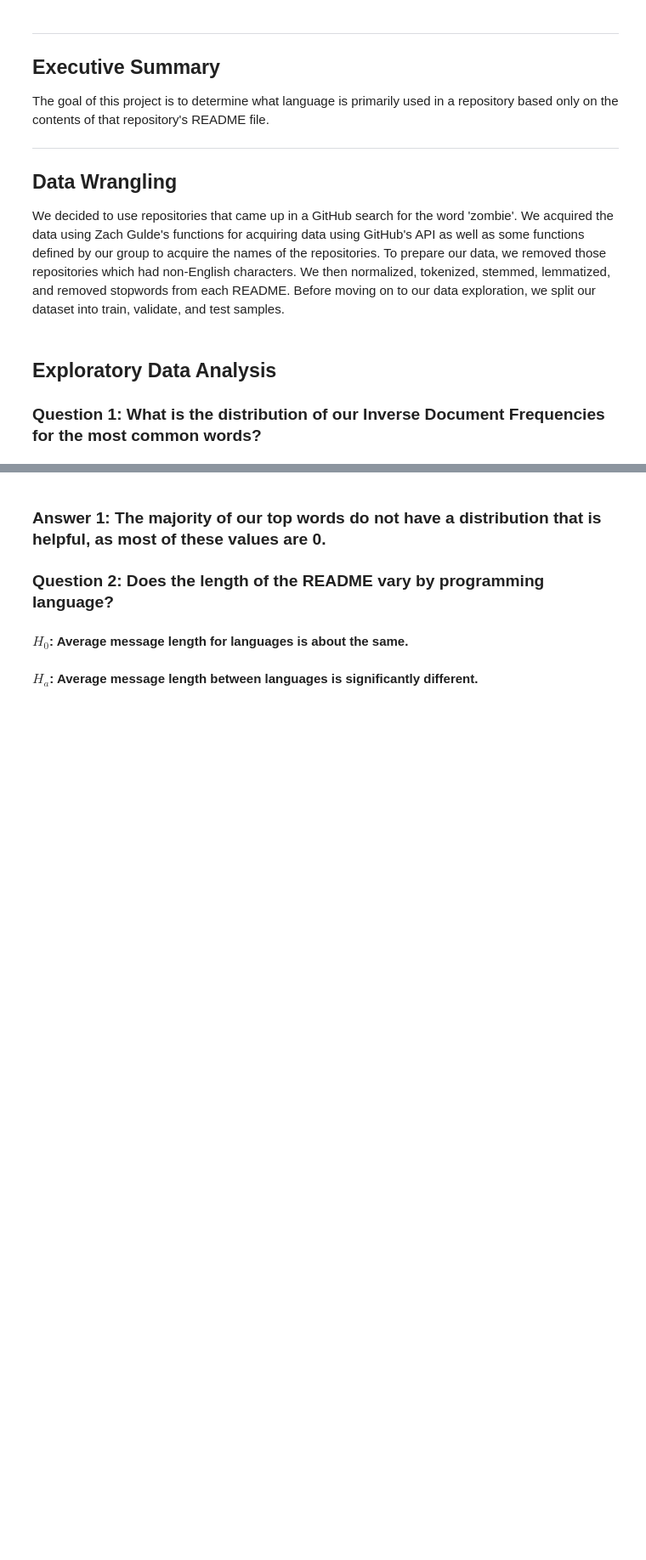
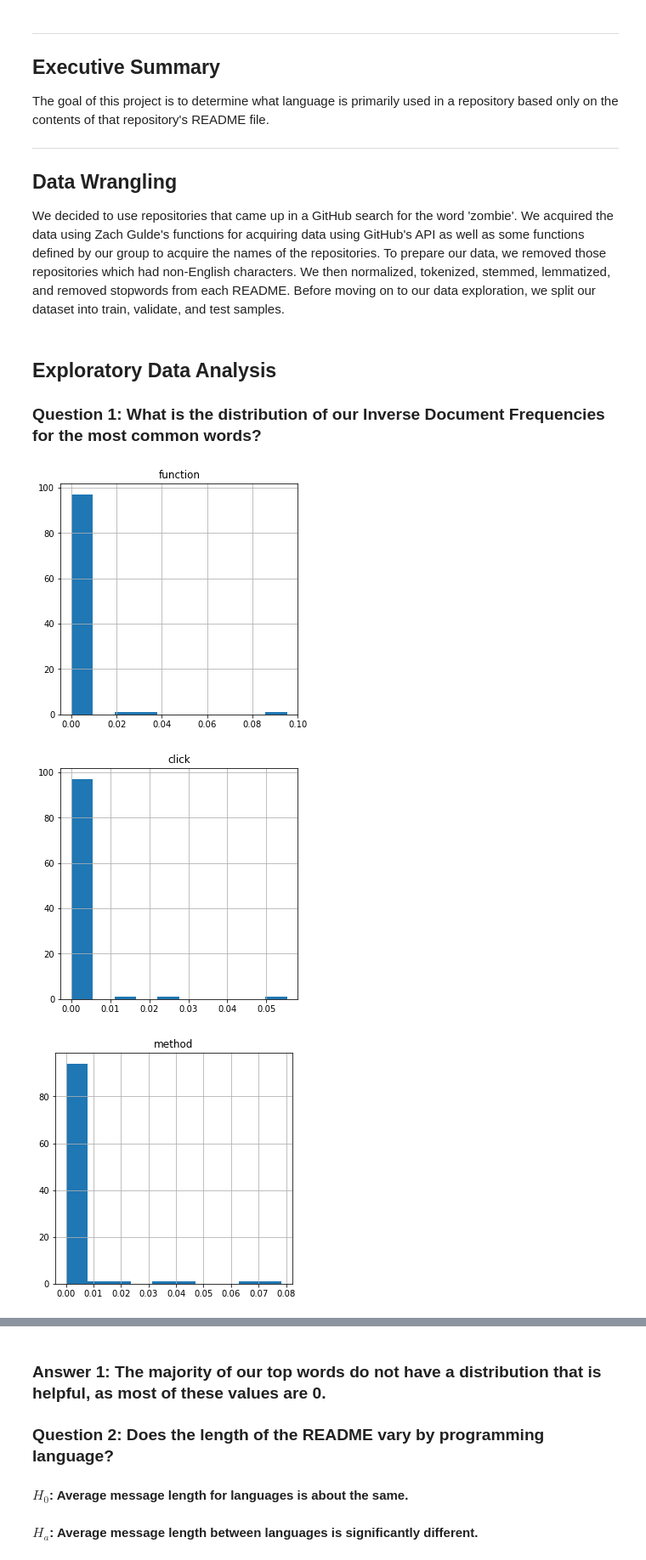
Before and after one commit to NLP-Dream-Team/nlp-project, a Jupyter notebook: Report.ipynb, the cells around one changed output, grey strips where cells are left out. Shown: that part at 85% size. Saved outputs shown, nothing was run; the diff lists cells and outputs as text; code cells hidden in the pictures; blank space fills up the shorter version.

```diff
--- a/Report.ipynb
+++ b/Report.ipynb
@@ -26,6 +31,29 @@ from wordcloud import WordCloud
+# %%
+# retrieve dataframe from acquire
+df = get_df()
+
+# prepare df
+df = prep_repo_data(df)
+
+# split data
+train, validate, test = split_data(df)
+
+# add exploration columns
+df, train, validate, test = explore.explore(df,train,validate,test)
 # %% [markdown]
 ## Exploratory Data Analysis
 
 ### Question 1: What is the distribution of our Inverse Document Frequencies for the most common words?
 # %%
-# insert frequency visualizations from Josh's notebook
+dist = explore.get_idf_dist(train)
+
+# tfidf top word distributions
+for word in dist[:5]:
+    plt.figure(figsize=(5,5))
+    train[word].hist()
+    plt.title(word)
+    plt.show()
+# %% [output]
+[figure, added]
+[figure, added]
+[figure, added]
```
Also changed, not shown: parts of 11 cells of this notebook.
